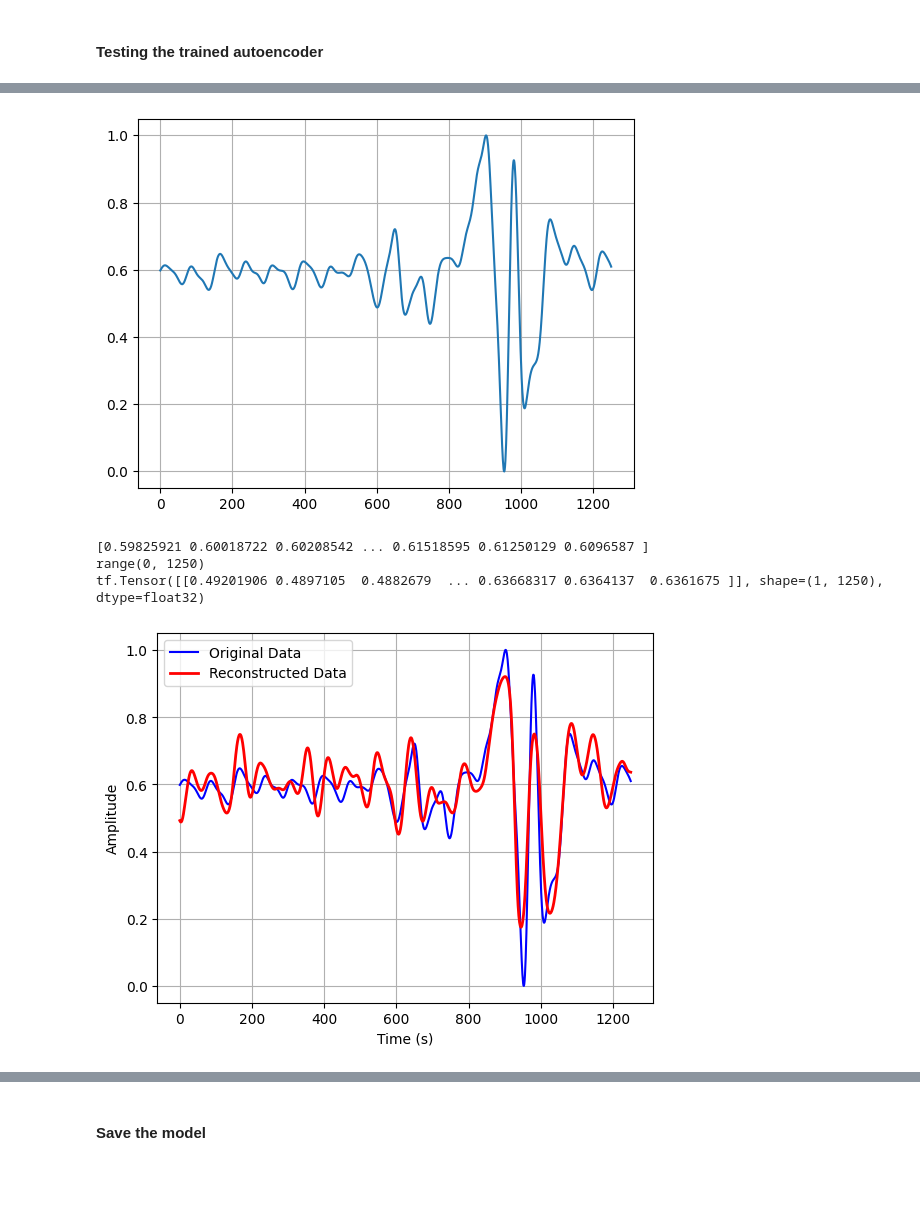
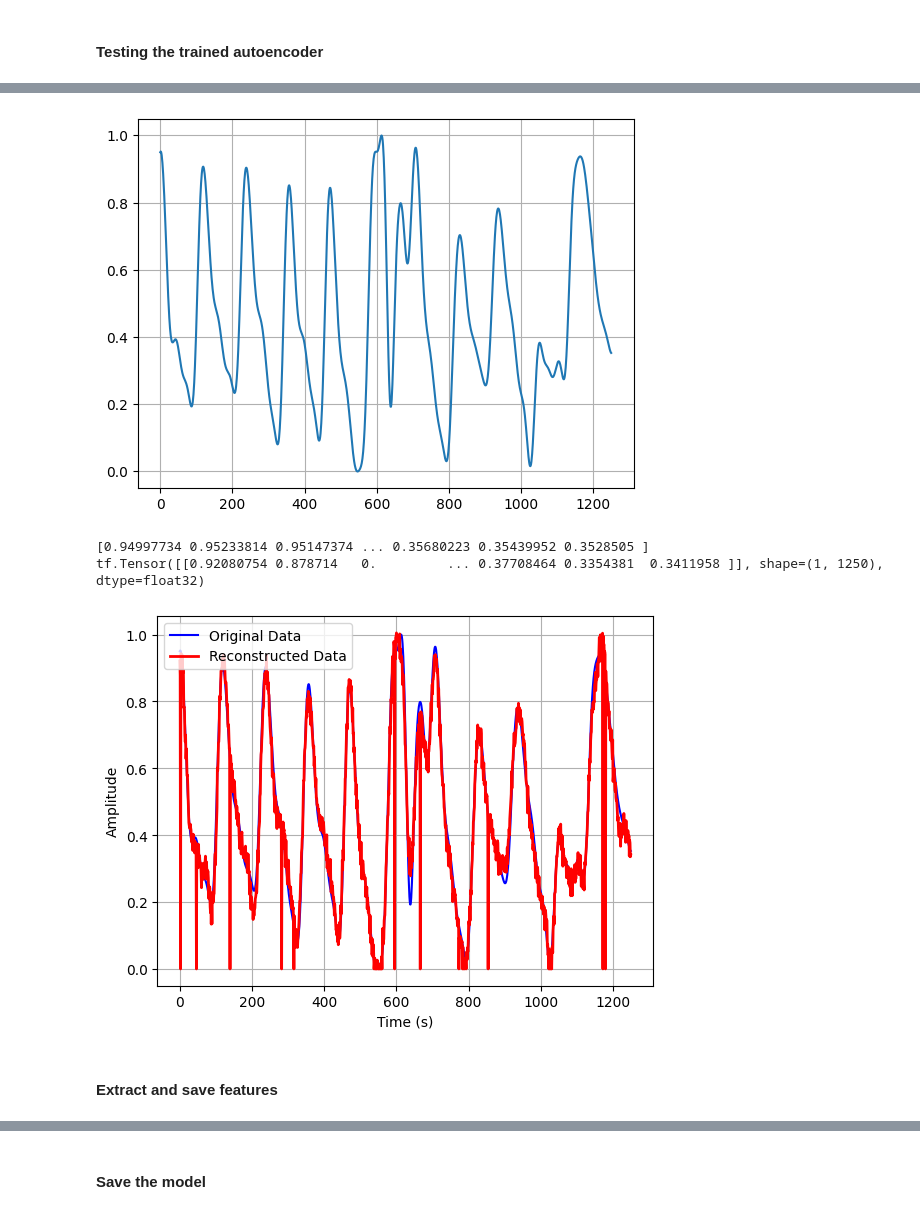
Before and after one commit to archana-9430/Final-year-project-Biomedical-Signal-Analysis, a Jupyter notebook: assests/Code/Autoencoder_final.ipynb, the cells around one changed output, grey strips where cells are left out. Drawn from its saved outputs; the diff is of its cells as text; code cells hidden in the pictures; blank space fills up the shorter version.

```diff
--- a/assests/Code/Autoencoder_final.ipynb
+++ b/assests/Code/Autoencoder_final.ipynb
@@ -113,15 +115,22 @@ segments : labels
 
 scaled_data = MyMinMaxScaler(raw_segments).values
 print(f"Scaled data shape = {scaled_data.shape}")
-plot_signal(range(len(raw_segments["0_1"])) , raw_segments["0_1"])
+
+# # previous
+# plot_signal(range(len(raw_segments["0_1"])) , raw_segments["0_1"])
+
+# reannotation
+plot_signal(range(len(raw_segments["Segment 1"])) , raw_segments["Segment 1"])
+
+
 plot_signal(range(len(scaled_data[ : , 0])) , scaled_data[ : , 0])
 
 # split the dataset using test_train_split() function
-x_train, x_test, y_train, y_test = train_test_split(scaled_data.T , labels, test_size = test_fraction, random_state = rand_state, stratify = labels)
+x_train, x_test, y_train, y_test = train_test_split(scaled_data.T , labels.values, test_size = test_fraction, random_state = rand_state, stratify = labels.values)
 
 plot_signal(range(len(x_train[0])) , x_train[0])
 
 print(f"scaled_data = \n{scaled_data}")
 
-assert not np.any(np.isnan(scaled_data)) , "There are nan values in scaled Data"
+assert not np.any(np.isnan(scaled_data)) , "nan values in scaled Data"
 # %% [output]
@@ -144,16 +153,29 @@ scaled_data =
 #### Simplified Autoencoder
 # %%
 class Autoencoder(Model):
-    def __init__(self, latent_dim, num_samples, activation_function):
+    def __init__(self, latent_dim, num_samples, activation_function , activation_function_decoder_out):
         super(Autoencoder, self).__init__()
         self.latent_dim = latent_dim
         self.encoder = tf.keras.Sequential([
               layers.Flatten(),
-              layers.Dense(latent_dim, activation="tanh" , name = "Encoder"),
+              layers.Dense(800, activation=activation_function , name = "Encoder1" , kernel_initializer = 'RandomNormal'),
+              layers.Dense(400, activation=activation_function , name = "Encoder2", kernel_initializer = 'RandomNormal'),
+              layers.Dense(300, activation=activation_function , name = "Encoder3", kernel_initializer = 'RandomNormal'),
             ])
         self.decoder = tf.keras.Sequential([
-              layers.Dense(num_samples, activation=activation_function , name = "Decoder"),
+              layers.Dense(400, activation=activation_function , name = "Decoder1", kernel_initializer = 'RandomNormal'),
+              layers.Dense(800, activation=activation_function , name = "Decoder2", kernel_initializer = 'RandomNormal'),
+              layers.Dense(1250, activation=activation_function_decoder_out , name = "Decoder3", kernel_initializer = 'RandomNormal'),
             ])
+
+        # # single layer Autoencoder
+        # self.encoder = tf.keras.Sequential([
+        #       layers.Flatten(),
+        #       layers.Dense(latent_dim, activation=activation_function , name = "Encoder"),
+        #     ])
+        # self.decoder = tf.keras.Sequential([
+        #       layers.Dense(num_samples, activation=activation_function_decoder_out , name = "Decoder"),
+        #     ])
 
         # self.encoder = tf.keras.Sequential([
         #       layers.Flatten(),
@@ -172,14 +194,15 @@ class Autoencoder(Model):
 
 num_samples = x_test.shape[1]
 
-autoencoder = Autoencoder(latent_dim, num_samples, activation_func)
+autoencoder = Autoencoder(latent_dim, num_samples, activation_func, activation_func_dec_out)
 
 autoencoder.compile(optimizer = optimizer, loss = losses.MeanSquaredError(), metrics = ['mae'])
 
 tf.debugging.set_log_device_placement(True)
 
 # configure early stopping
-es = EarlyStopping(monitor='val_mae', patience=5)
+es = EarlyStopping(monitor='loss', patience=5)
+tbCallBack = TensorBoard(log_dir='./Graph', histogram_freq=0, write_graph=True, write_images=True)
 
 with tf.device('/device:GPU:0'):
   autoencoder.fit(x_train, x_train,
@@ -187,5 +210,5 @@ with tf.device('/device:GPU:0'):
                 shuffle = True,
                 batch_size = batch_size,
                 validation_data = (x_test, x_test),
-                callbacks = [es])
+                callbacks = [es,  tbCallBack])
 # %% [output]
@@ -211,12 +241,12 @@ Epoch 52/100
 # %%
 autoencoder.encoder.summary()
 # plot_model(autoencoder, 'model.png', show_shapes=True)
-segment = x_test[39]
+segment = x_train[85]
 # segment = segment  # Reshape the segment to match the autoencoder input shape
 plot_signal(range(len(segment)),segment)
 print(segment)
 t = range(len(segment) )
-print(t)
+# print(t)
 reconstructed_seg = autoencoder(tf.reshape(segment , [1,1250]))
 print(reconstructed_seg)
 plt.figure()
@@ -242,7 +276,8 @@ Trainable params: 50040 (195.47 KB)
 Non-trainable params: 0 (0.00 Byte)
 _________________________________________________________________
-[figure, old version]
+[figure, new version]
-[0.59825921 0.60018722 0.60208542 ... 0.61518595 0.61250129 0.6096587 ]
-range(0, 1250)
-tf.Tensor([[0.49201906 0.4897105  0.4882679  ... 0.63668317 0.6364137  0.6361675 ]], shape=(1, 1250), dtype=float32)
+[0.94997734 0.95233814 0.95147374 ... 0.35680223 0.35439952 0.3528505 ]
+tf.Tensor([[0.92080754 0.878714   0.         ... 0.37708464 0.3354381  0.3411958 ]], shape=(1, 1250), dtype=float32)
-[figure, old version]
+[figure, new version]
+# %% [markdown]
+#### Extract and save features
```
Also changed, not shown: parts of 19 cells of this notebook.
